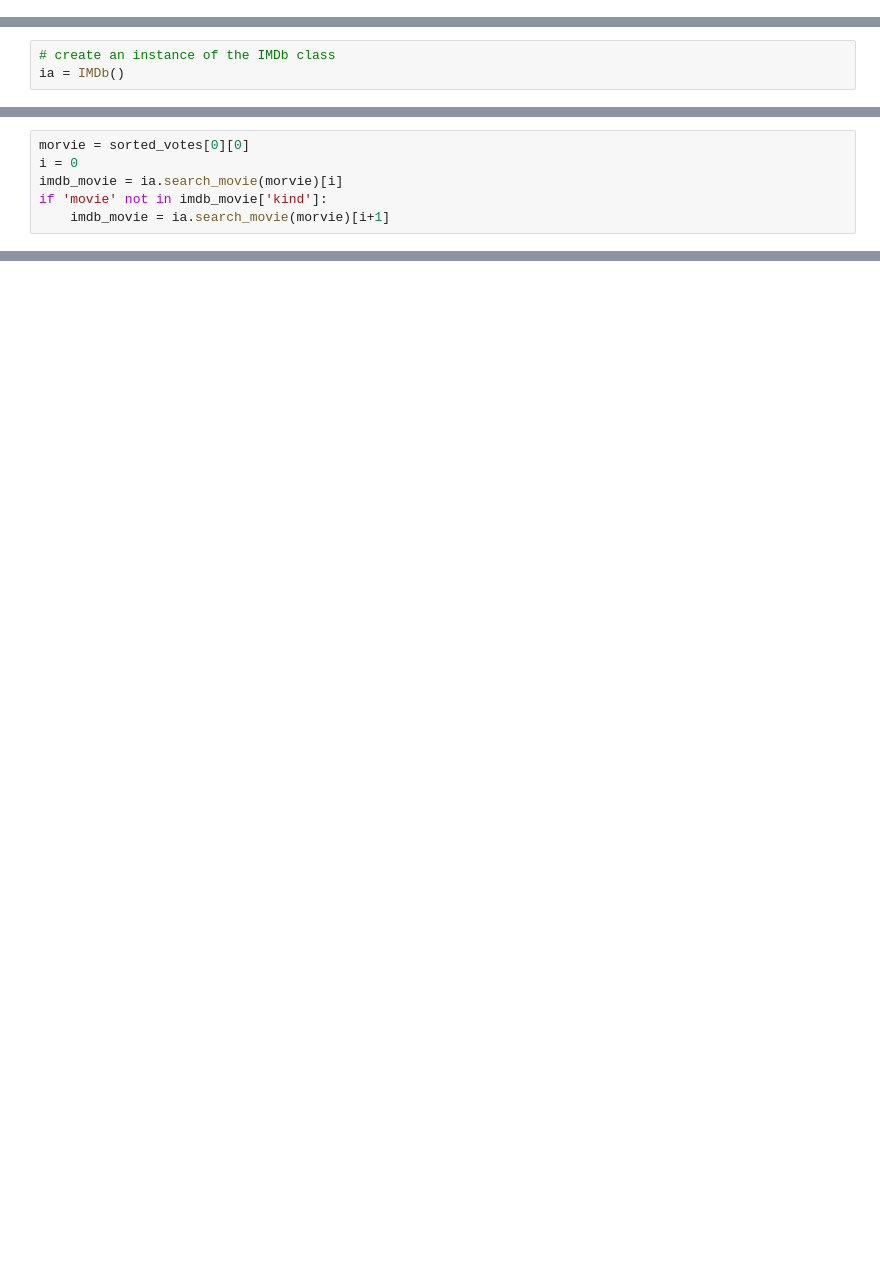
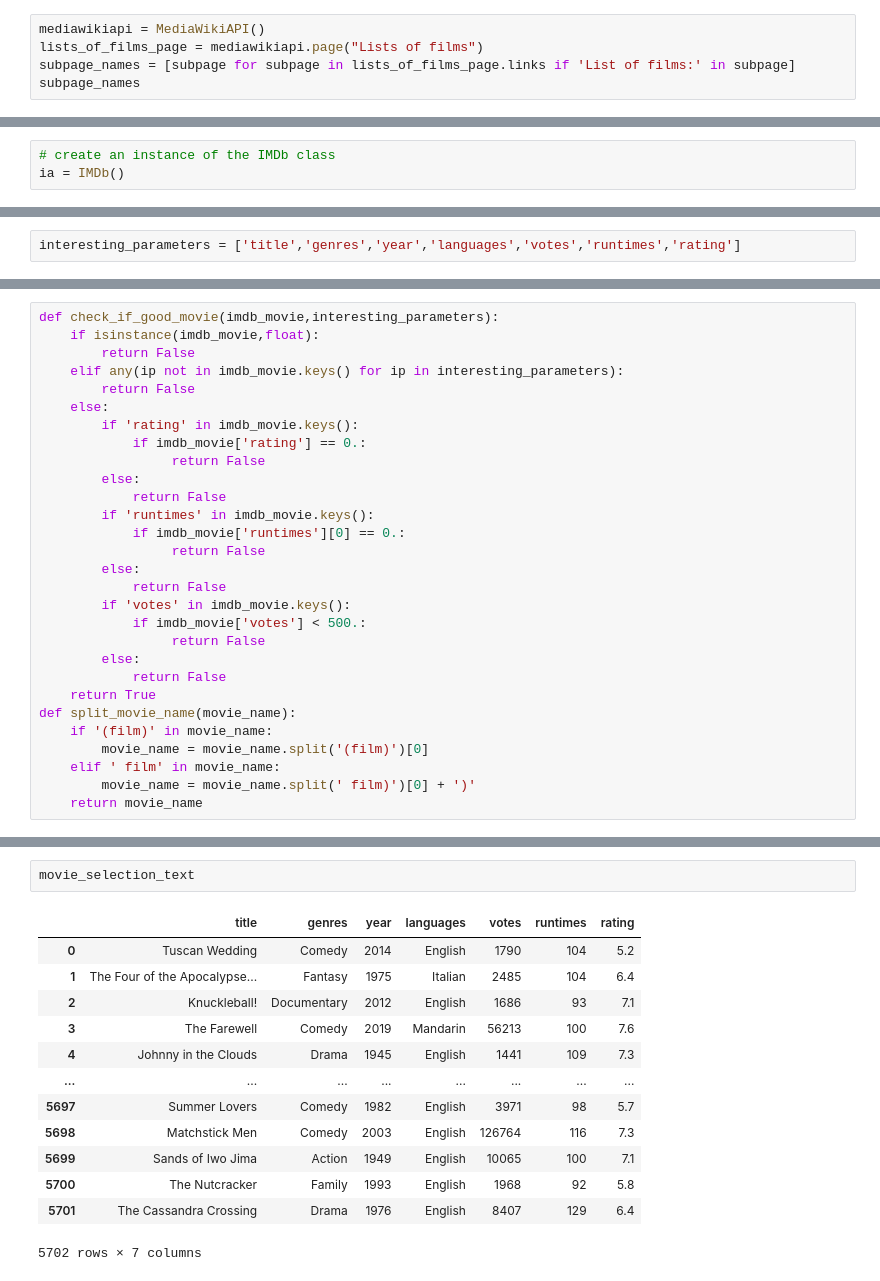
Before and after one commit to ark0015/MovieNight, a Jupyter notebook: movie_night_machine_v1.ipynb, the cells around one changed output, grey strips where cells are left out. Drawn from its saved outputs; the diff is of its cells as text; blank space fills up the shorter version.

```diff
--- a/movie_night_machine_v1.ipynb
+++ b/movie_night_machine_v1.ipynb
@@ -21,0 +26,5 @@ people = np.loadtxt('./Movie_Surveys/people.txt',delimiter=',',dtype=str)
+# %%
+mediawikiapi = MediaWikiAPI()
+lists_of_films_page = mediawikiapi.page("Lists of films")
+subpage_names = [subpage for subpage in lists_of_films_page.links if 'List of films:' in subpage]
+subpage_names
@@ -27,6 +89,0 @@ print(sorted_votes[0][0])
-# %%
-morvie = sorted_votes[0][0]
-i = 0
-imdb_movie = ia.search_movie(morvie)[i]
-if 'movie' not in imdb_movie['kind']:
-    imdb_movie = ia.search_movie(morvie)[i+1]
@@ -40,0 +122,2 @@ imdb_movie['year']
+# %%
+interesting_parameters = ['title','genres','year','languages','votes','runtimes','rating']
@@ -40,0 +128,29 @@ imdb_movie['year']
+# %%
+def check_if_good_movie(imdb_movie,interesting_parameters):
+    if isinstance(imdb_movie,float):
+        return False
+    elif any(ip not in imdb_movie.keys() for ip in interesting_parameters):
+        return False
+    else:
+        if 'rating' in imdb_movie.keys():
+            if imdb_movie['rating'] == 0.:
+                 return False
+        else:
+            return False
+        if 'runtimes' in imdb_movie.keys():
+            if imdb_movie['runtimes'][0] == 0.:
+                 return False
+        else:
+            return False
+        if 'votes' in imdb_movie.keys():
+            if imdb_movie['votes'] < 500.:
+                 return False
+        else:
+            return False
+    return True
+def split_movie_name(movie_name):
+    if '(film)' in movie_name:
+        movie_name = movie_name.split('(film)')[0]
+    elif ' film' in movie_name:
+        movie_name = movie_name.split(' film)')[0] + ')'
+    return movie_name
@@ -40,0 +208,16 @@ imdb_movie['year']
+# %%
+movie_selection_text
+# %% [output]
+|  | title | genres | year | languages | votes | runtimes | rating |
+| 0 | Tuscan Wedding | Comedy | 2014 | English | 1790 | 104 | 5.2 |
+| 1 | The Four of the Apocalypse... | Fantasy | 1975 | Italian | 2485 | 104 | 6.4 |
+| 2 | Knuckleball! | Documentary | 2012 | English | 1686 | 93 | 7.1 |
+| 3 | The Farewell | Comedy | 2019 | Mandarin | 56213 | 100 | 7.6 |
+| 4 | Johnny in the Clouds | Drama | 1945 | English | 1441 | 109 | 7.3 |
+| ... | ... | ... | ... | ... | ... | ... | ... |
+| 5697 | Summer Lovers | Comedy | 1982 | English | 3971 | 98 | 5.7 |
+| 5698 | Matchstick Men | Comedy | 2003 | English | 126764 | 116 | 7.3 |
+| 5699 | Sands of Iwo Jima | Action | 1949 | English | 10065 | 100 | 7.1 |
+| 5700 | The Nutcracker | Family | 1993 | English | 1968 | 92 | 5.8 |
+| 5701 | The Cassandra Crossing | Drama | 1976 | English | 8407 | 129 | 6.4 |
+5702 rows × 7 columns
```
Also changed, not shown: parts of 39 cells of this notebook, 7 other files.
